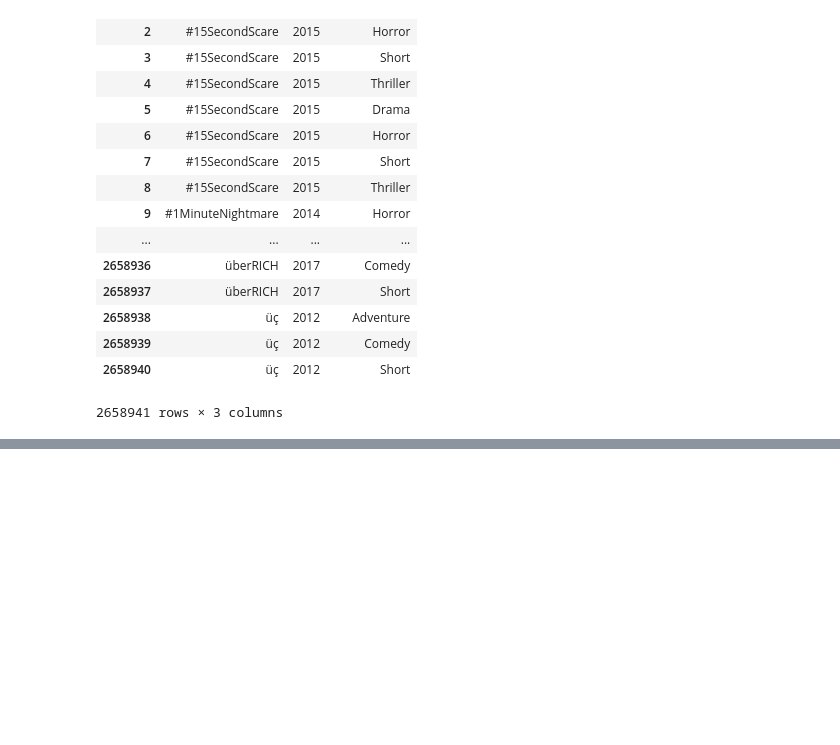
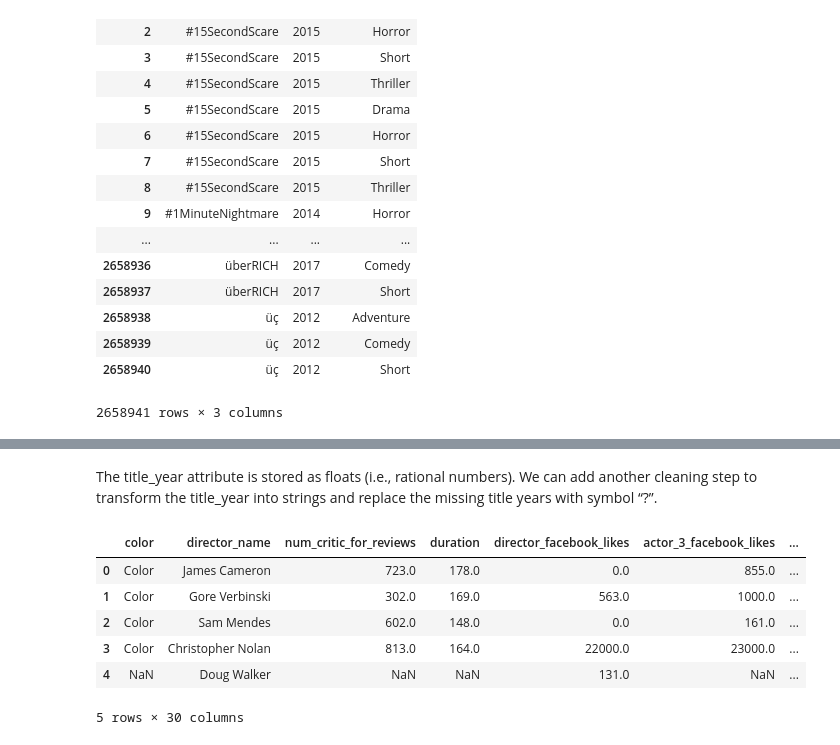
Before and after one commit to jleblond/data_analytics_tutorials, a Jupyter notebook: Tutorial 5/assignment2.ipynb, the cells around one changed output, grey strips where cells are left out. Drawn from its saved outputs; the diff is of its cells as text; code cells hidden in the pictures; blank space fills up the shorter version.

```diff
--- a/Tutorial 5/assignment2.ipynb
+++ b/Tutorial 5/assignment2.ipynb
@@ -121,0 +211,4 @@ genres_data
+# %%
+kaggle_data = kaggle_data.drop_duplicates(subset=['movie_title', 'title_year'], keep='first').copy()
+genres_data = genres_data.drop_duplicates(subset=['movie', 'year'], keep='first').copy()
+ratings_data = ratings_data.drop_duplicates(subset=['movie', 'year'], keep='first').copy()
@@ -121,0 +242,20 @@ genres_data
+# %% [markdown]
+The title_year attribute is stored as floats (i.e., rational numbers).
+We can add another cleaning step to transform the title_year into strings and replace the missing title years with symbol “?”.
+# %%
+def preprocess_year(year):
+    if pd.isnull(year):
+        return '?'
+    else:
+        return str(int(year))
+
+kaggle_data['norm_title_year'] = kaggle_data['title_year'].map(preprocess_year)
+kaggle_data.head()
+# %% [output]
+|  | color | director_name | num_critic_for_reviews | duration | director_facebook_likes | actor_3_facebook_likes | ... |
+| 0 | Color | James Cameron | 723.0 | 178.0 | 0.0 | 855.0 | ... |
+| 1 | Color | Gore Verbinski | 302.0 | 169.0 | 563.0 | 1000.0 | ... |
+| 2 | Color | Sam Mendes | 602.0 | 148.0 | 0.0 | 161.0 | ... |
+| 3 | Color | Christopher Nolan | 813.0 | 164.0 | 22000.0 | 23000.0 | ... |
+| 4 | NaN | Doug Walker | NaN | NaN | 131.0 | NaN | ... |
+5 rows × 30 columns
```
Also changed, not shown: parts of 41 cells of this notebook.
